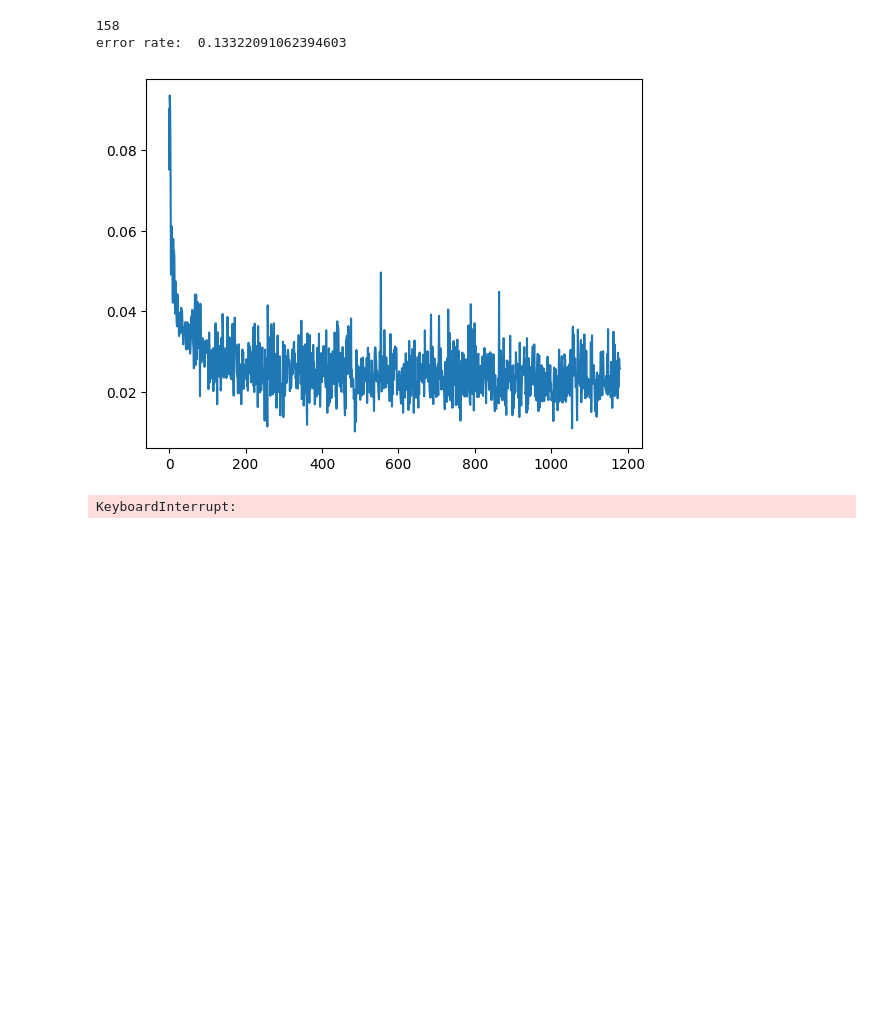
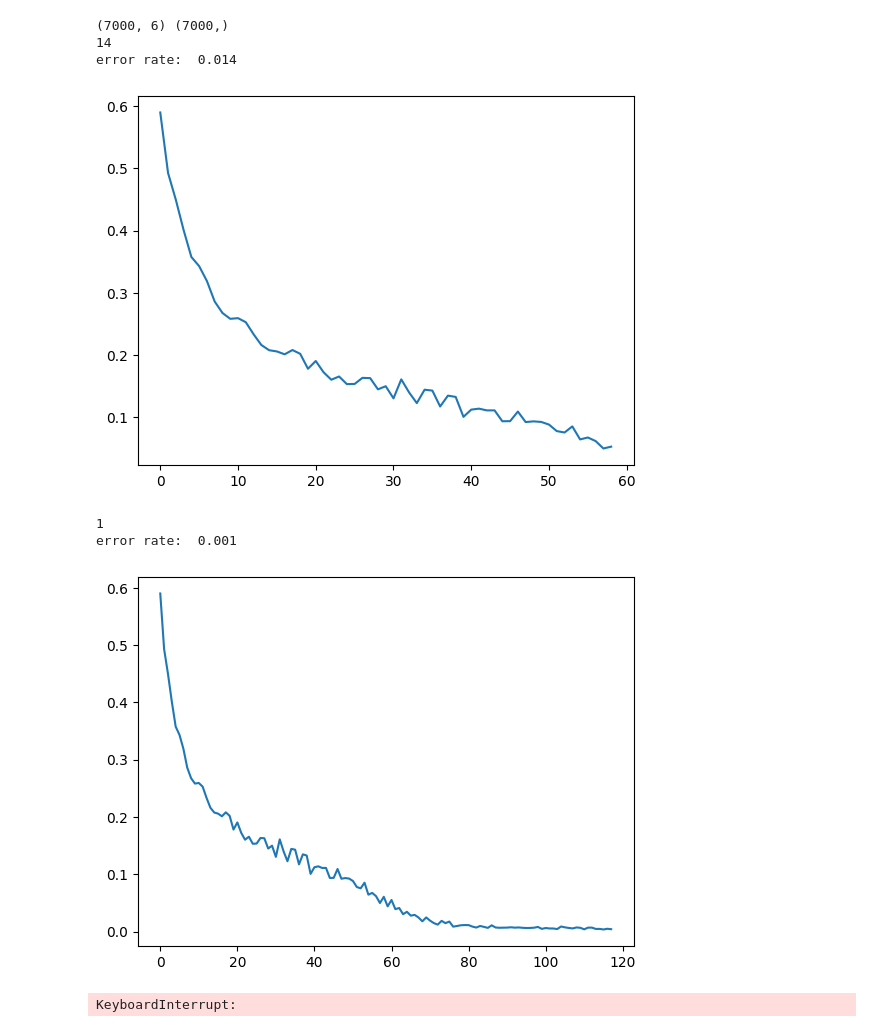
Before and after one commit to Lin-ke/faster-kan, a Jupyter notebook: 2.ipynb, the cells around one changed output. Saved outputs shown, nothing was run; the diff lists cells and outputs as text; code cells hidden in the pictures; blank space fills up the shorter version.

```diff
--- a/2.ipynb
+++ b/2.ipynb
@@ -13,7 +13,7 @@ import sklearn.metrics as metrics
 
 device = torch.device('cuda' if torch.cuda.is_available() else 'cpu')
 
-sample_nums = 15000
+sample_nums = 6000
 # 模型选择KAN MLP
 architecture = "KAN"
 # 迭代次数
@@ -23,19 +23,22 @@ losses = []
 i = 0
 dataset_x = []
 dataset_y = []  # 列表
-for filename in ["feipo1", "po"]:
+for filename in ["feipo1", "po2"]:
 
     mat = scipy.io.loadmat(filename)["po"]
     # 删除nan的列
     nan_mask = np.isnan(mat)
     row_with_nan = np.any(nan_mask, axis=1)
     mat = mat[~row_with_nan]
+    mat = mat[:3500, :]
+    shuffle_index = np.random.permutation(mat.shape[0])
+    mat = mat[shuffle_index]
     dataset_x.append(mat)
     dataset_y.append(np.ones(mat.shape[0]) * i)
     i = i + 1
 dataset_x = np.concatenate(dataset_x, axis=0)
 dataset_y = np.concatenate(dataset_y, axis=0)
-
+print(dataset_x.shape, dataset_y.shape)
 
 # 打乱dataset
 np.random.seed(0)
@@ -72,7 +75,7 @@ testdata = TensorDataset(torch.tensor(dataset_x[sample_nums:], dtype=torch.float
 testloader = DataLoader(testdata, batch_size=batch_size, shuffle=False, collate_fn=collect_fn)
 
 
-num_hidden = 256;
+num_hidden = 512;
 bool_flag = True
 dim_in = 6
 if regression:
@@ -92,7 +95,7 @@ model.to(device)
 # criterion = nn.CrossEntropyLoss(weight=torch.tensor([1,3]))
 from model import FocalLoss
 criterion = FocalLoss(gamma=1.5)
-optimizer = torch.optim.Adam(model.parameters(), lr=0.001)
+optimizer = torch.optim.Adam(model.parameters(), lr=0.0001)
 
 
 # 训练模型
@@ -104,7 +107,12 @@ def class_error(outputs, labels):
 error = class_error
 
 sigmoid = nn.Sigmoid()
-
+# 每n个数据取平均
+def average_n(data : np.ndarray, n = 8):
+    data_ = []
+    for i in range(0, len(data), n):
+        data_.append(np.mean(data[i:i+n], axis=0))
+    return np.array(data_)
 for epoch in range(num_epochs):
     for batch in dataloader:
         # 前向传播
@@ -130,7 +138,8 @@ for epoch in range(num_epochs):
             errors += error(outputs, labels)
         print(errors)
         print("error rate: ", errors / len(testdata))
-        plt.plot(losses)
+
+        plt.plot(average_n(losses, n=8))
         plt.show()
 
 
@@ -151,37 +160,41 @@ def to_class(x):
     return np.argmax(x, axis=1)
 opt = to_class(opt)
 y_true = to_class(y_true)
 cm = metrics.confusion_matrix(y_true, opt, labels=None, sample_weight=None, normalize=None)
 # 设置figure大小
 plt.figure(figsize=(3, 3))
 # 绘制混淆矩阵
 plt.imshow(cm, interpolation='nearest', cmap=plt.cm.Blues)
 plt.title('Confusion Matrix')
 plt.colorbar()
 # 设置坐标轴标签
 tick_marks = np.arange(len(set(y_true)))
 plt.xticks(tick_marks, ['feipo','po'], rotation=45)
 plt.yticks(tick_marks, ['feipo','po'])
 
 # 在格子里添加数值
 fmt = 'd'
 thresh = cm.max() / 2.
 for i in range(cm.shape[0]):
     for j in range(cm.shape[1]):
         plt.text(j, i, format(cm[i, j], fmt),
                  horizontalalignment="center",
                  color="white" if cm[i, j] > thresh else "black")
 
 # 设置坐标轴标签
 plt.ylabel('True label')
 plt.xlabel('Predicted label')
 plt.tight_layout()
 plt.show()
 # %% [output]
-158
-error rate:  0.13322091062394603
+(7000, 6) (7000,)
+14
+error rate:  0.014
-[figure, old version]
+[figure, new version]
-KeyboardInterrupt:
+1
+error rate:  0.001
+[figure, added]
+KeyboardInterrupt:
 # %%
 dataset = TensorDataset(torch.tensor(dataset_x[:sample_nums], dtype=torch.float32), torch.tensor(dataset_y[:sample_nums], dtype=torch.float32)
                         , regression=True)
```
Also changed, not shown: parts of 1 cell of this notebook, 33 other files.
